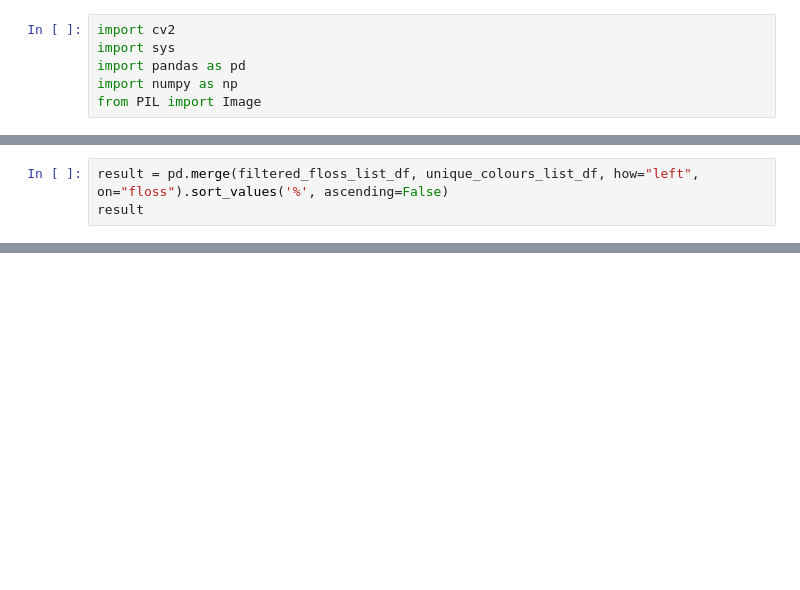
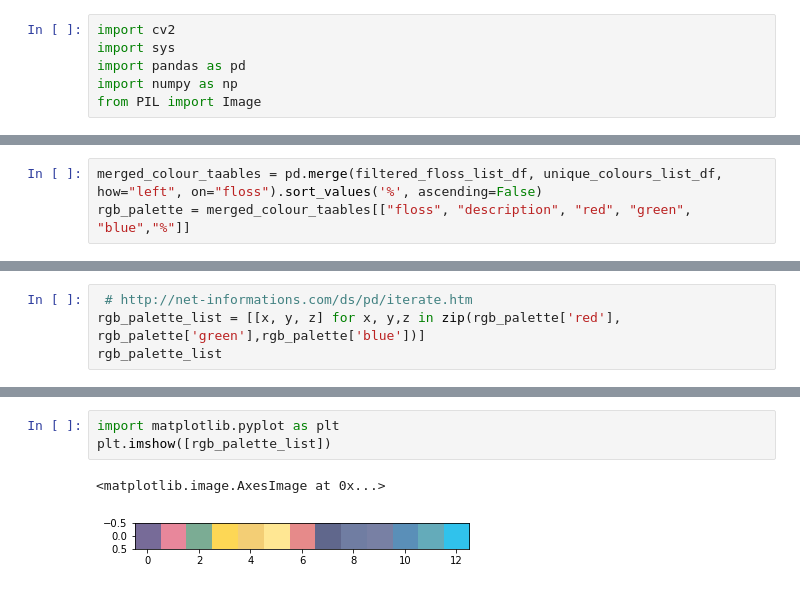
Before and after one commit to kkumyk/colour-to-dmc, a Jupyter notebook: Colour-Detection.ipynb, the cells around one changed output, grey strips where cells are left out. Drawn from its saved outputs; the diff is of its cells as text; blank space fills up the shorter version.

```diff
--- a/Colour-Detection.ipynb
+++ b/Colour-Detection.ipynb
@@ -301,3 +315,3 @@ unique_colours_list_df[["floss", "description"]]
 # %%
-result = pd.merge(filtered_floss_list_df, unique_colours_list_df, how="left", on="floss").sort_values('%', ascending=False)
-result
+merged_colour_taables = pd.merge(filtered_floss_list_df, unique_colours_list_df, how="left", on="floss").sort_values('%', ascending=False)
+rgb_palette = merged_colour_taables[["floss", "description", "red", "green", "blue","%"]]
@@ -321,0 +335,4 @@ result
+# %%
+ # http://net-informations.com/ds/pd/iterate.htm
+rgb_palette_list = [[x, y, z] for x, y,z in zip(rgb_palette['red'], rgb_palette['green'],rgb_palette['blue'])]
+rgb_palette_list
@@ -321,0 +353,6 @@ result
+# %%
+import matplotlib.pyplot as plt
+plt.imshow([rgb_palette_list])
+# %% [output]
+<matplotlib.image.AxesImage at 0x...>
+[figure, added]
```
Also changed, not shown: parts of 45 cells of this notebook.
